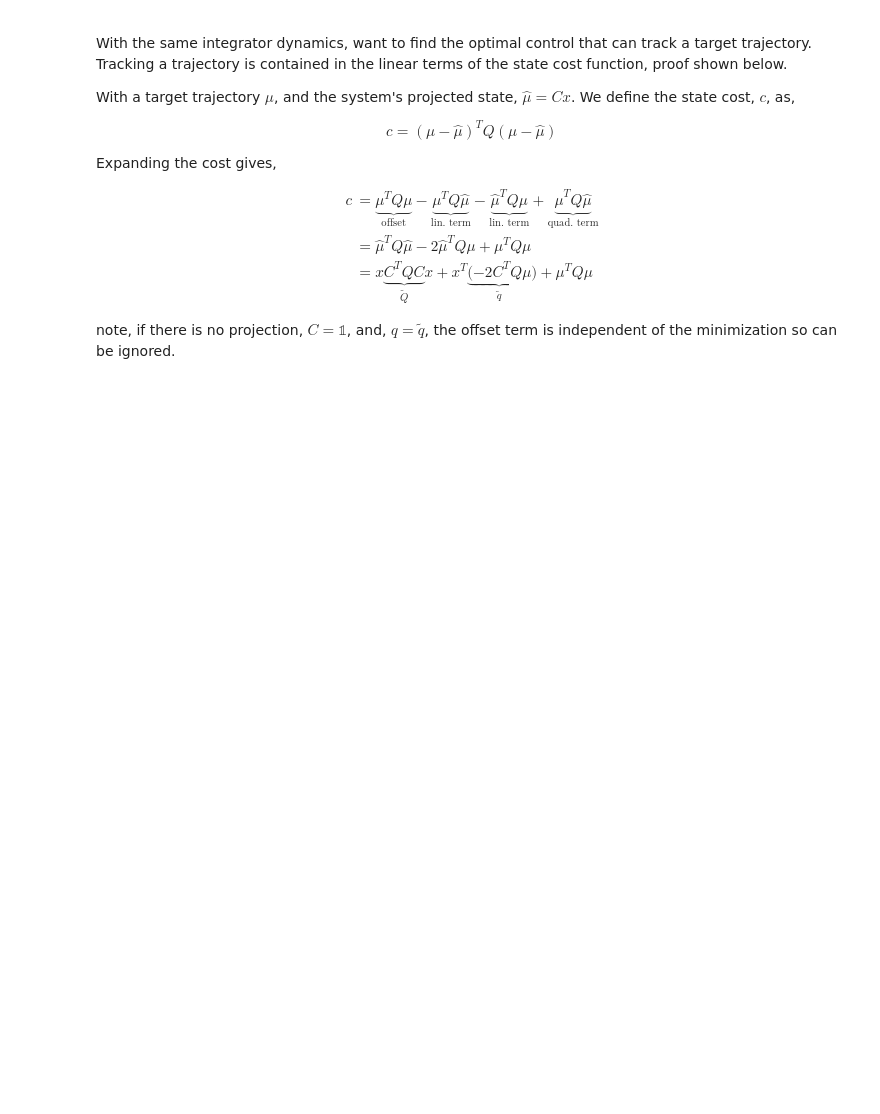
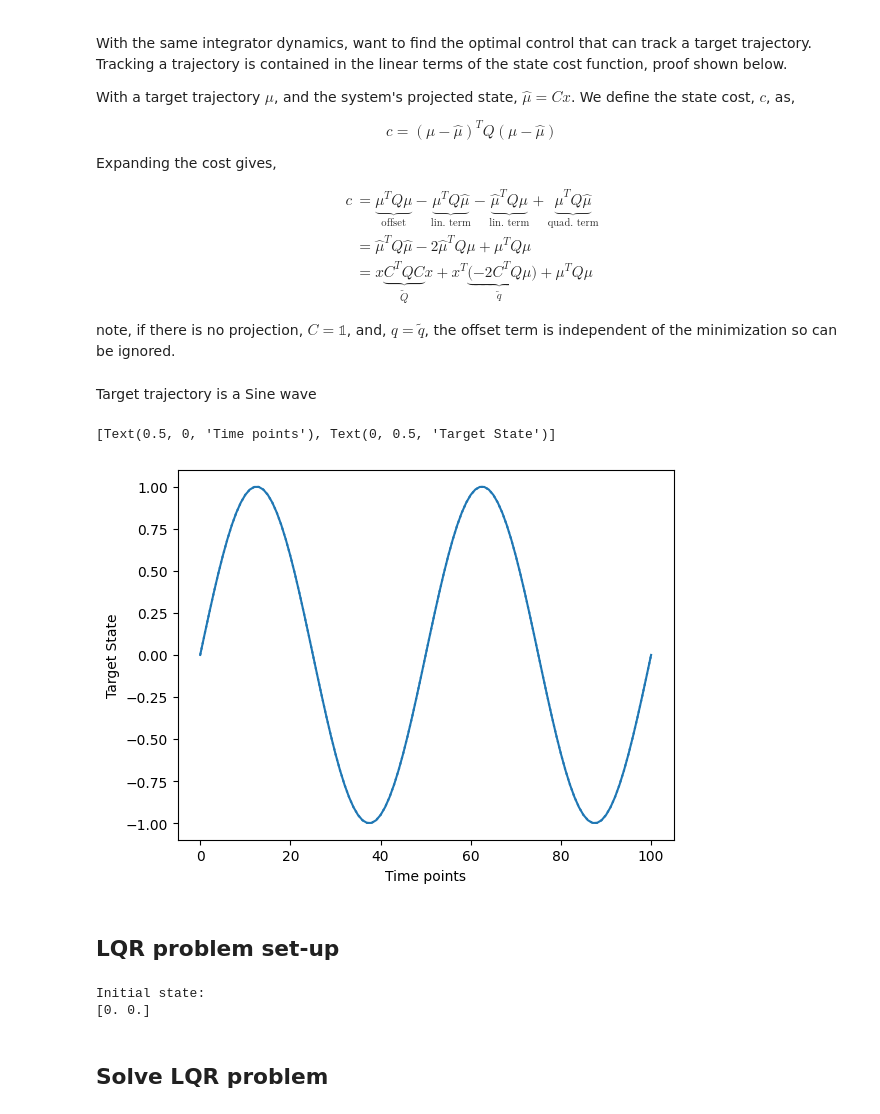
Before and after one commit to bbhaduri/diffilqrax-m1arm, a Jupyter notebook: doc/source/examples/lqr_integrator.ipynb, the cells around one changed output. Cells and saved outputs as stored; diff of their text form; code cells hidden in the pictures; blank space fills up the shorter version.

```diff
--- a/doc/source/examples/lqr_integrator.ipynb
+++ b/doc/source/examples/lqr_integrator.ipynb
@@ -162,3 +162,23 @@ $$
 $$
 
 note, if there is no projection, $C=\mathbb{1}$, and, $q=\tilde{q}$, the offset term is independent of the minimization so can be ignored.
+# %%
+sys_dims = ModelDims(n=2,m=1,horizon=100, dt=0.1)
+# %% [markdown]
+Target trajectory is a Sine wave
+# %%
+# define sin target trajectory with different frequencies
+x1_targ = jnp.sin((2*jnp.pi)*jnp.linspace(0,2,sys_dims.horizon+1))
+x2_targ = jnp.sin((2*jnp.pi)*jnp.linspace(0,2,sys_dims.horizon+1))
+# x2_targ = jnp.sin((3/2*jnp.pi)*jnp.linspace(0,2,sys_dims.horizon+1))
+x_target = jnp.stack([x1_targ, x2_targ], axis=-1)
+# %%
+fig, ax = plt.subplots()
+ax.plot(x_target[:,0], c="C0", ls=":", label="Target")
+ax.plot(x_target[:,1], c="C0", ls="-", label="Target")
+ax.set(xlabel="Time points", ylabel="Target State")
+# %% [output]
+[Text(0.5, 0, 'Time points'), Text(0, 0.5, 'Target State')]
+[figure, added]
+# %% [markdown]
+## LQR problem set-up
@@ -164,0 +213,19 @@ note, if there is no projection, $C=\mathbb{1}$, and, $q=\tilde{q}$, the offset
+# %%
+# define an initial state of the system
+key = jr.PRNGKey(seed=0)
+k, sk = jr.split(key)
+# x0 = jr.normal(key, (sys_dims.n,))
+x0 = jnp.array([0., 0.])
+
+print(f"Initial state:\n{x0}")
+
+# Construct the LQR problem
+lqr_params = LQRParams(
+    x0=x0,
+    lqr=lqr_mats
+)
+# %% [output]
+Initial state:
+[0. 0.]
+# %% [markdown]
+## Solve LQR problem
```
Also changed, not shown: parts of 3 cells of this notebook.
